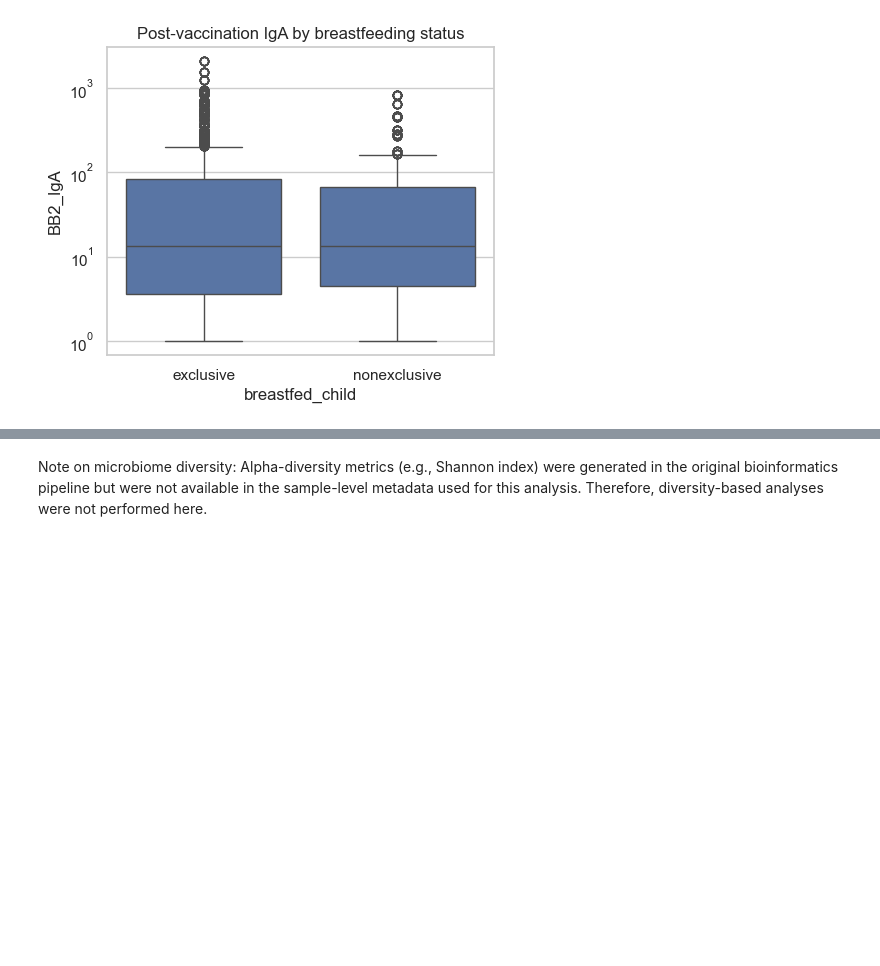
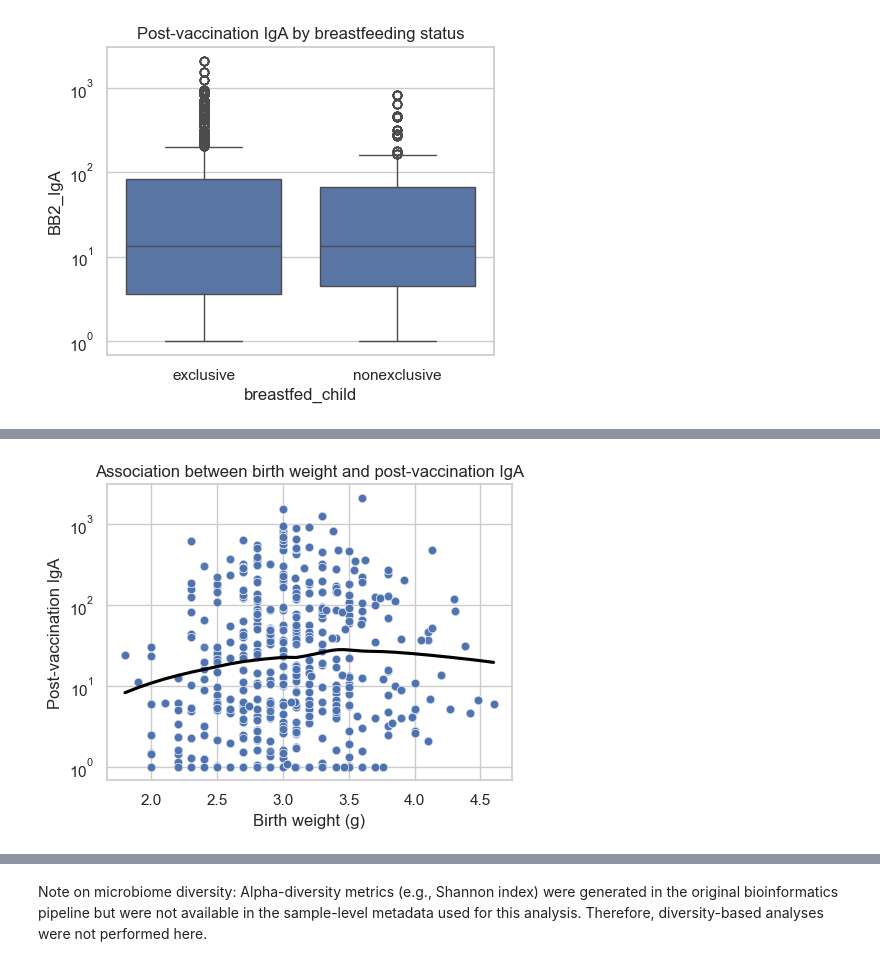
Before and after one commit to ilgazustaa/RoVI-Charite, a Jupyter notebook: notebooks/01_visualize_data.ipynb, the cells around one changed output, grey strips where cells are left out. Drawn from its saved outputs; the diff is of its cells as text; code cells hidden in the pictures; blank space fills up the shorter version.

```diff
--- a/notebooks/01_visualize_data.ipynb
+++ b/notebooks/01_visualize_data.ipynb
@@ -347,0 +458,32 @@ plt.show()
+# %%
+import matplotlib.pyplot as plt
+import seaborn as sns
+
+plt.figure(figsize=(5,4))
+
+sns.scatterplot(
+    data=df,
+    x="birth_weight",
+    y="BB2_IgA",
+    alpha=0.4
+)
+
+sns.regplot(
+    data=df,
+    x="birth_weight",
+    y="BB2_IgA",
+    scatter=False,
+    lowess=True,
+    color="black"
+)
+
+plt.yscale("log")
+plt.xlabel("Birth weight (g)")
+plt.ylabel("Post-vaccination IgA")
+plt.title("Association between birth weight and post-vaccination IgA")
+plt.tight_layout()
+plt.savefig("../figures/iga_by_birthweight_log.png", dpi=300, bbox_inches="tight")
+
+plt.show()
+# %% [output]
+[figure, added]
```
Also changed, not shown: parts of 31 cells of this notebook.
